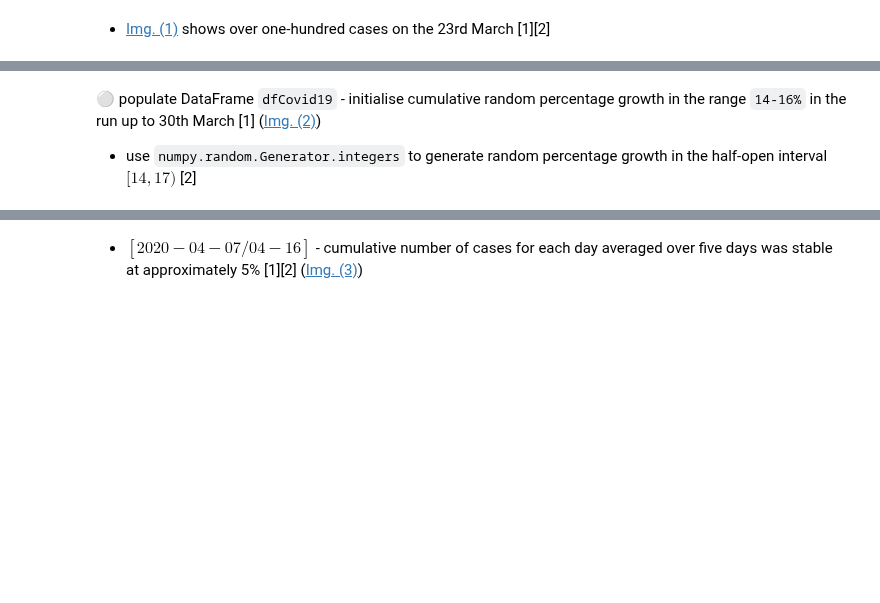
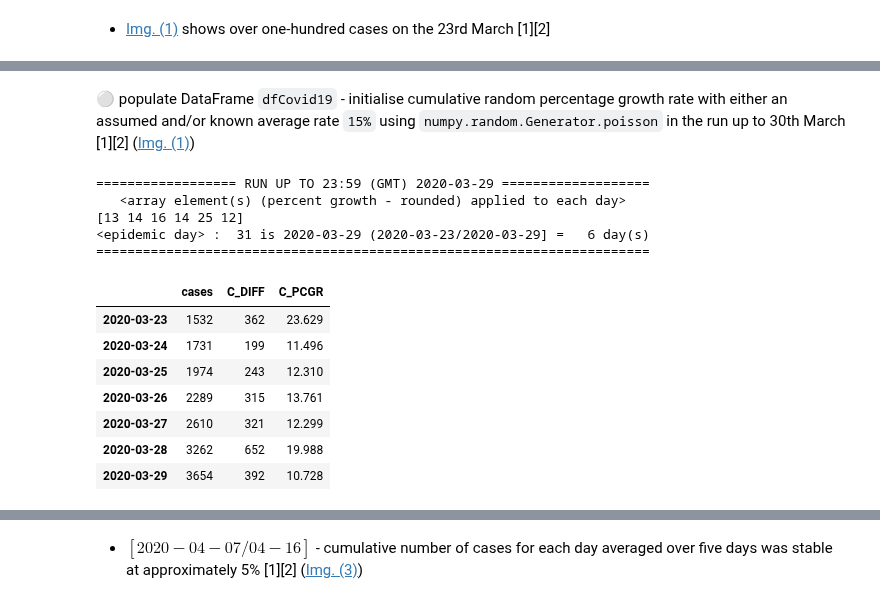
Before and after one commit to E6985/pda-numpy-random-simulation, a Jupyter notebook: Programming-for-Data-Analysis-Project-2020.ipynb, the cells around one changed output, grey strips where cells are left out. Drawn from its saved outputs; the diff is of its cells as text; code cells hidden in the pictures; blank space fills up the shorter version.

```diff
--- a/Programming-for-Data-Analysis-Project-2020.ipynb
+++ b/Programming-for-Data-Analysis-Project-2020.ipynb
@@ -676,20 +676,32 @@ fStatus(dfCovid19,nTo,nTo)[[nColumn,"C_DIFF","C_PCGR"]]
 [4] Department of Health, "COVID-19 modelling data - Thursday 16 April 2020," [gov](https://web.archive.org/web/20201119120437/https://www.gov.ie/en/publication/ea86cc-covid-19-modelling-data-thursday-16-april-2020), April 2020.
 -->
 # %% [markdown]
-&#x26AA; populate DataFrame ``dfCovid19`` - initialise cumulative random percentage growth in the range ``14-16%`` in the run up to 30th March [1] ([Img. (2)](https://github.com/E6985/pda-numpy-random-simulation/blob/main/img/number-cases-hospital-icu.png))
-
-
-- use ``numpy.random.Generator.integers`` to generate random percentage growth in the half-open interval $[14, 17)$ [2]
+&#x26AA; populate DataFrame ``dfCovid19`` - initialise cumulative random percentage growth rate with either an assumed and/or known average rate ``15%`` using ``numpy.random.Generator.poisson`` in the run up to 30th March [1][2] ([Img. (1)](https://github.com/E6985/pda-numpy-random-simulation/blob/main/img/log-linear.png))
 
 <!--
 [1] P. Nolan (IEMAG), "LIVE: Daily coronavirus update from the Department of Health (30/04/2020)," [VirginMediaNews](https://web.archive.org/web/20201207140237if_/https://www.facebook.com/VirginMediaNews/videos/184315165952881), April 2020.
 
-[2] Anaconda (integers), "numpy.random.Generator," Docstring, June 2020.
+[2] Anaconda (poisson), "numpy.random.Generator," Docstring, June 2020.
 -->
 # %%
 nFrom,nTo="2020-03-23","2020-03-29"
-fCovid19(nFrom,nTo,nColumn,np.random.default_rng().integers(low=14,high=17))
-fEpidemicDay(dfCovid19,nTo); fStatus(dfCovid19,nFrom,nTo)
+nCases=fCovid19(nFrom,nTo,nColumn,np.random.default_rng().poisson(15,size=6))
+fEpidemicDay(dfCovid19,nTo)
+fStatus(dfCovid19,nFrom,nTo)[[nColumn,"C_DIFF","C_PCGR"]]
+# %% [output]
+================== RUN UP TO 23:59 (GMT) 2020-03-29 ===================
+   <array element(s) (percent growth - rounded) applied to each day>
+[13 14 16 14 25 12]
+<epidemic day> :  31 is 2020-03-29 (2020-03-23/2020-03-29] =   6 day(s)
+=======================================================================
+|  | cases | C_DIFF | C_PCGR |
+| 2020-03-23 | 1532 | 362 | 23.629 |
+| 2020-03-24 | 1731 | 199 | 11.496 |
+| 2020-03-25 | 1974 | 243 | 12.310 |
+| 2020-03-26 | 2289 | 315 | 13.761 |
+| 2020-03-27 | 2610 | 321 | 12.299 |
+| 2020-03-28 | 3262 | 652 | 19.988 |
+| 2020-03-29 | 3654 | 392 | 10.728 |
 # %% [markdown]
 ***
 (3) ***(Image) Department of Health, "COVID-19 modelling data - Thursday 16 April 2020," [gov](https://web.archive.org/web/20201119120437/https://www.gov.ie/en/publication/ea86cc-covid-19-modelling-data-thursday-16-april-2020), April 2020.***$\tag{3}$
```
Also changed, not shown: parts of 13 cells of this notebook.
